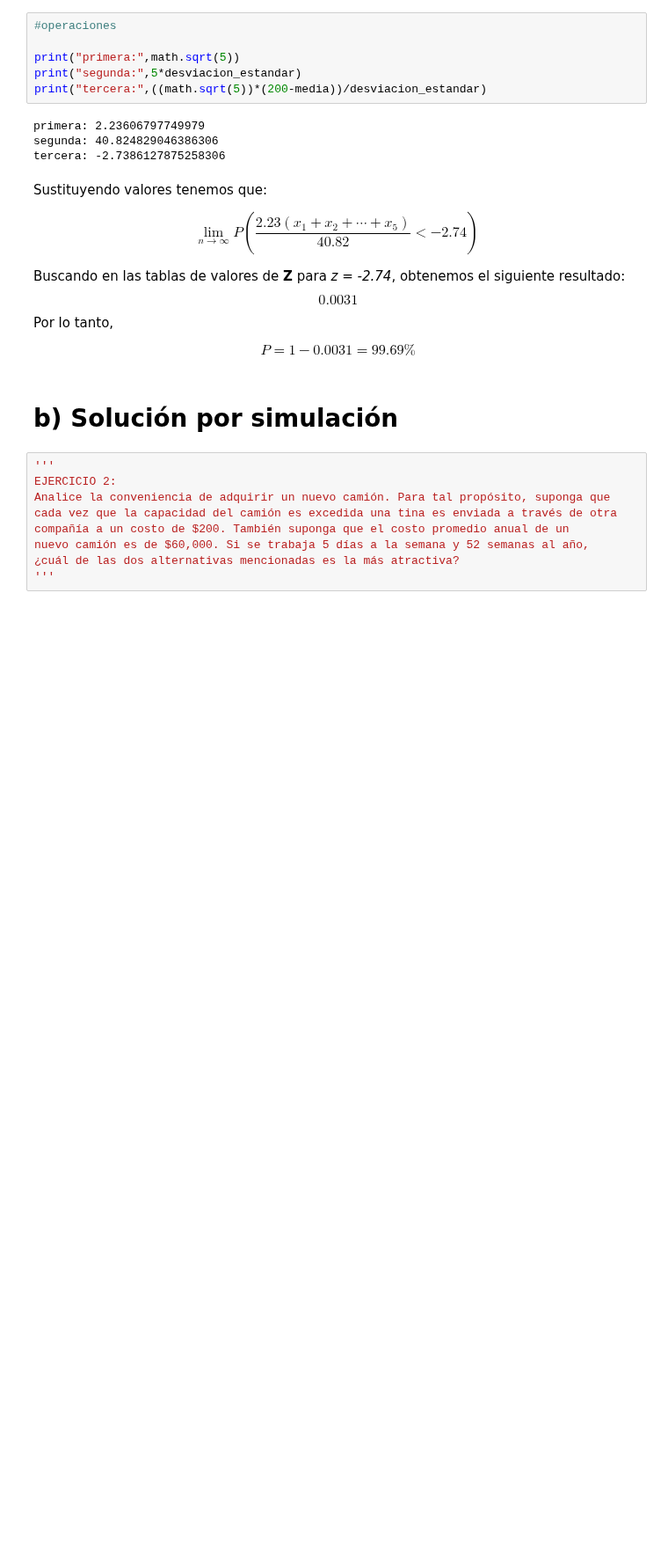
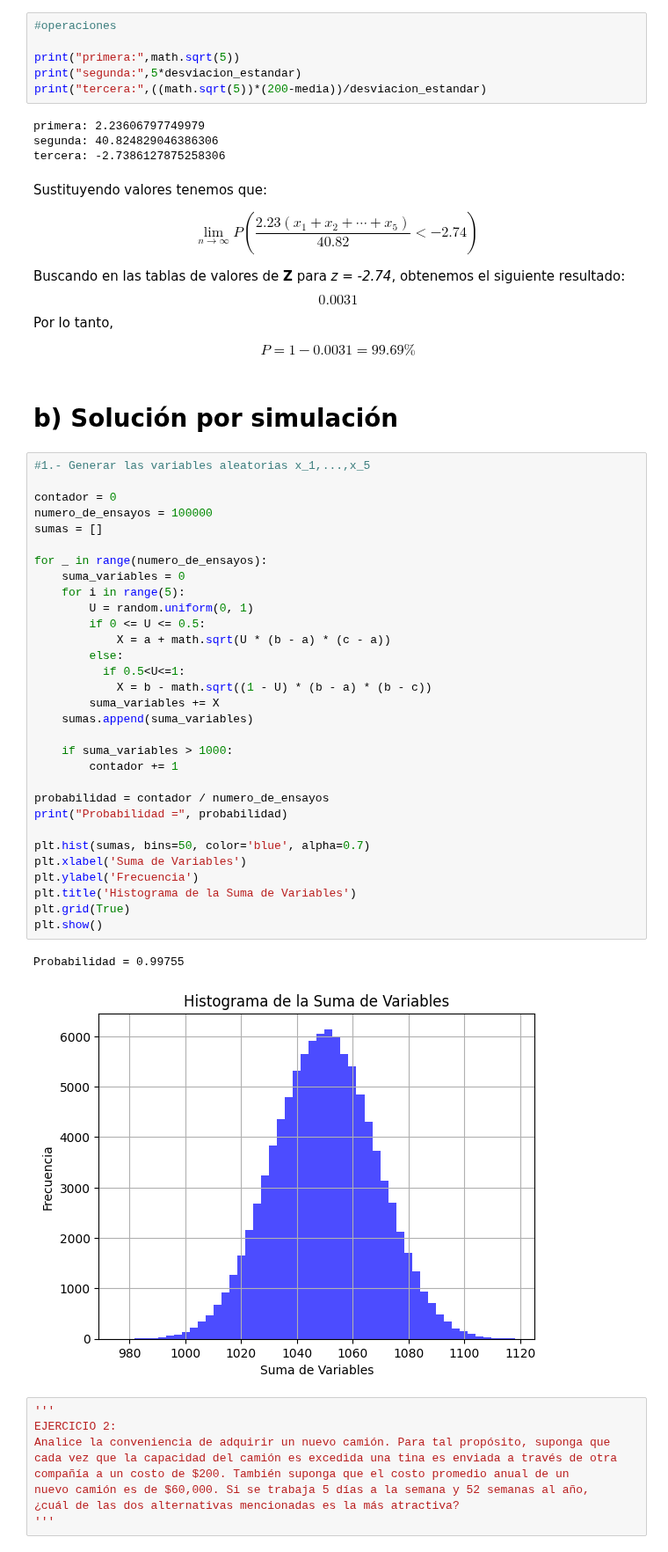
Before and after one commit to 0DianaHernandez/Simulaci-n-I, a Jupyter notebook: Camion_de_Transporte_.ipynb, the cells around one changed output. Shown at 88% size. Cells and saved outputs as stored; diff of their text form; blank space fills up the shorter version.

```diff
--- a/Camion_de_Transporte_.ipynb
+++ b/Camion_de_Transporte_.ipynb
@@ -132,6 +132,40 @@ $$
 $$
 # %% [markdown]
 # **b) Solución por simulación**
+# %%
+#1.- Generar las variables aleatorias x_1,...,x_5
+
+contador = 0
+numero_de_ensayos = 100000
+sumas = []
+
+for _ in range(numero_de_ensayos):
+    suma_variables = 0
+    for i in range(5):
+        U = random.uniform(0, 1)
+        if 0 <= U <= 0.5:
+            X = a + math.sqrt(U * (b - a) * (c - a))
+        else:
+          if 0.5<U<=1:
+            X = b - math.sqrt((1 - U) * (b - a) * (b - c))
+        suma_variables += X
+    sumas.append(suma_variables)
+
+    if suma_variables > 1000:
+        contador += 1
+
+probabilidad = contador / numero_de_ensayos
+print("Probabilidad =", probabilidad)
+
+plt.hist(sumas, bins=50, color='blue', alpha=0.7)
+plt.xlabel('Suma de Variables')
+plt.ylabel('Frecuencia')
+plt.title('Histograma de la Suma de Variables')
+plt.grid(True)
+plt.show()
+# %% [output]
+Probabilidad = 0.99755
+[figure, added]
 # %%
 '''
 EJERCICIO 2:
```
